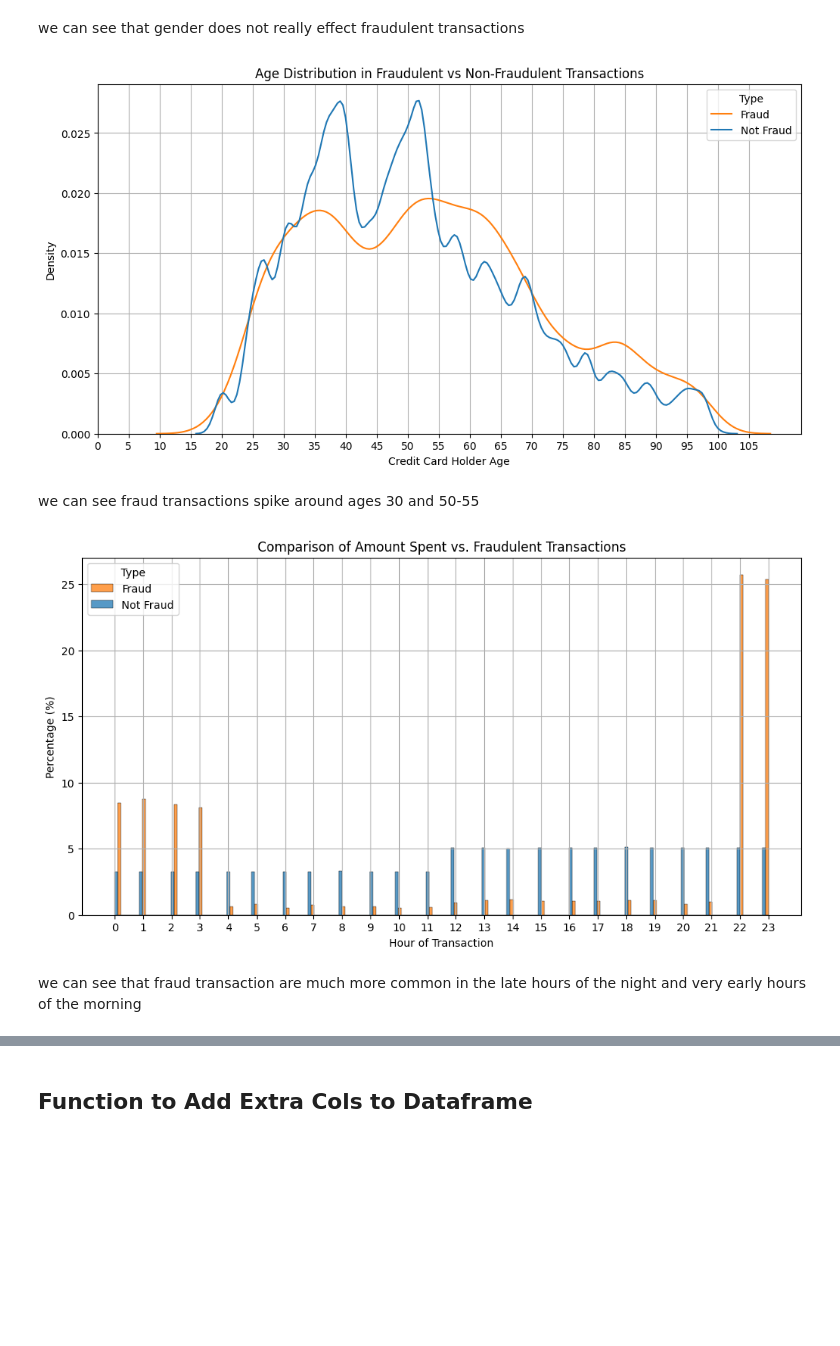
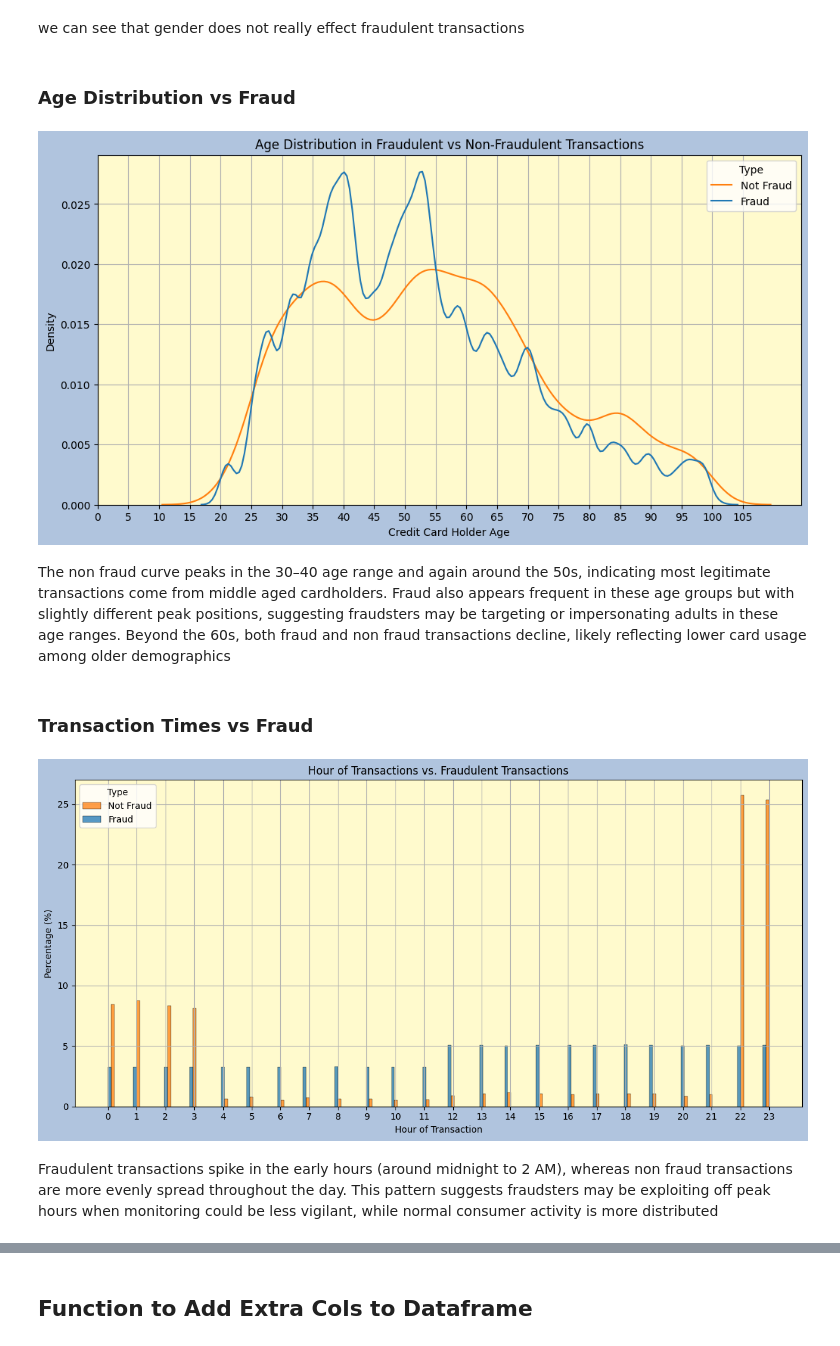
Before and after one commit to KM016/CCFraudDetection, a Jupyter notebook: main.ipynb, the cells around one changed output, grey strips where cells are left out. Saved outputs shown, nothing was run; the diff lists cells and outputs as text; code cells hidden in the pictures; blank space fills up the shorter version.

```diff
--- a/main.ipynb
+++ b/main.ipynb
@@ -50,13 +72,20 @@ features_to_compare = ['amt', 'gender', 'category', 'merchant', 'age', 'day', 'm
 # %% [markdown]
 ### Amount vs Fraud
 # %%
-plt.figure(figsize=(12, 6))
-sns.histplot(x='amt',data=df[df.amt<=1500],hue='is_fraud',stat='percent',multiple='dodge',common_norm=False,bins=25)
+fig, ax = plt.subplots(figsize=(12, 6))
+sns.histplot(x='amt', data=df[df.amt <= 1500], hue='is_fraud', stat='percent', multiple='dodge', common_norm=False, bins=25, ax=ax)
 
-plt.title('Comparison of Amount Spent vs. Fraudulent Transactions')
-plt.xlabel('Amount Spent')
-plt.ylabel('Percentage (%)')
-plt.legend(title='Type', labels=['Fraud', 'Not Fraud'])
+ax.set_title('Comparison of Amount Spent vs. Fraudulent Transactions')
+ax.set_xlabel('Amount Spent')
+ax.set_ylabel('Percentage (%)')
 
+
+legend_labels = ['Not Fraud' if val == 0 else 'Fraud' for val in df['is_fraud'].unique()]
+ax.legend(title='Type', labels=legend_labels)
+
+ax.set_facecolor('lemonchiffon')
+ax.grid(True)
+
+fig.set_facecolor('lightsteelblue')
 plt.show()
 # %% [output]
@@ -78,48 +112,53 @@ plt.show()
 # %% [markdown]
 we can see that gender does not really effect fraudulent transactions
+# %% [markdown]
+### Age Distribution vs Fraud
 # %%
-df['age']=dt.date.today().year-pd.to_datetime(df['dob']).dt.year
-
+df['age'] = dt.date.today().year - pd.to_datetime(df['dob']).dt.year
 df = df[(df['age'] >= 0) & (df['age'] <= 110)]
 
-# Create KDE plot
-plt.figure(figsize=(12, 6))
-ax = sns.kdeplot(data=df, x='age', hue='is_fraud', common_norm=False)
+fig, ax = plt.subplots(figsize=(12, 6))
+sns.kdeplot(data=df, x='age', hue='is_fraud', common_norm=False, ax=ax)
 
-# Customize the plot
 ax.set_xlabel('Credit Card Holder Age')
 ax.set_ylabel('Density')
-plt.xticks(np.arange(0, 110, 5))  # Set x-ticks from 0 to 120
-plt.title('Age Distribution in Fraudulent vs Non-Fraudulent Transactions')
-plt.legend(title='Type', labels=['Fraud', 'Not Fraud'])
-plt.grid()
+ax.set_xticks(np.arange(0, 110, 5))
+ax.set_title('Age Distribution in Fraudulent vs Non-Fraudulent Transactions')
+ax.legend(title='Type', labels=legend_labels)
+ax.set_facecolor('lemonchiffon')
+ax.grid()
 
-
+fig.set_facecolor('lightsteelblue')
 plt.show()
 # %% [output]
-[figure, old version]
+[figure, new version]
-# %% [markdown]
-we can see fraud transactions spike around ages 30 and 50-55
+# %% [markdown]
+The non fraud curve peaks in the 30–40 age range and again around the 50s, indicating most legitimate transactions come from middle aged cardholders. Fraud also appears frequent in these age groups but with slightly different peak positions, suggesting fraudsters may be targeting or impersonating adults in these age ranges. Beyond the 60s, both fraud and non fraud transactions decline, likely reflecting lower card usage among older demographics
+# %% [markdown]
+### Transaction Times vs Fraud
 # %%
 df['trans_date_trans_time'] = pd.to_datetime(df['trans_date_trans_time'])
 df['trans_month'] = df['trans_date_trans_time'].dt.month
 df['trans_day'] = df['trans_date_trans_time'].dt.dayofweek
 df['trans_hour'] = df['trans_date_trans_time'].dt.hour
 
 
-plt.figure(figsize=(12, 6))
-sns.histplot(x='trans_hour',data=df,hue='is_fraud',stat='percent',multiple='dodge',common_norm=False)
+fig, ax = plt.subplots(figsize=(12, 6))
+sns.histplot(x='trans_hour', data=df, hue='is_fraud', stat='percent', multiple='dodge', common_norm=False, ax=ax)
 
-plt.title('Comparison of Amount Spent vs. Fraudulent Transactions')
-plt.xlabel('Hour of Transaction')
-plt.ylabel('Percentage (%)')
-plt.xticks(np.arange(0,24,1))
-plt.legend(title='Type', labels=['Fraud', 'Not Fraud'])
-plt.grid()
+ax.set_title('Hour of Transactions vs. Fraudulent Transactions')
+ax.set_xlabel('Hour of Transaction')
+ax.set_ylabel('Percentage (%)')
+ax.set_xticks(np.arange(0, 24, 1))
+ax.legend(title='Type', labels=legend_labels)
+ax.set_facecolor('lemonchiffon')
+ax.grid()
 
+fig.tight_layout()
+fig.set_facecolor('lightsteelblue')
 plt.show()
 # %% [output]
-[figure, old version]
+[figure, new version]
-# %% [markdown]
-we can see that fraud transaction are much more common in the late hours of the night and very early hours of the morning
+# %% [markdown]
+Fraudulent transactions spike in the early hours (around midnight to 2 AM), whereas non fraud transactions are more evenly spread throughout the day. This pattern suggests fraudsters may be exploiting off peak hours when monitoring could be less vigilant, while normal consumer activity is more distributed
 # %%
```
Also changed, not shown: parts of 59 cells of this notebook.
